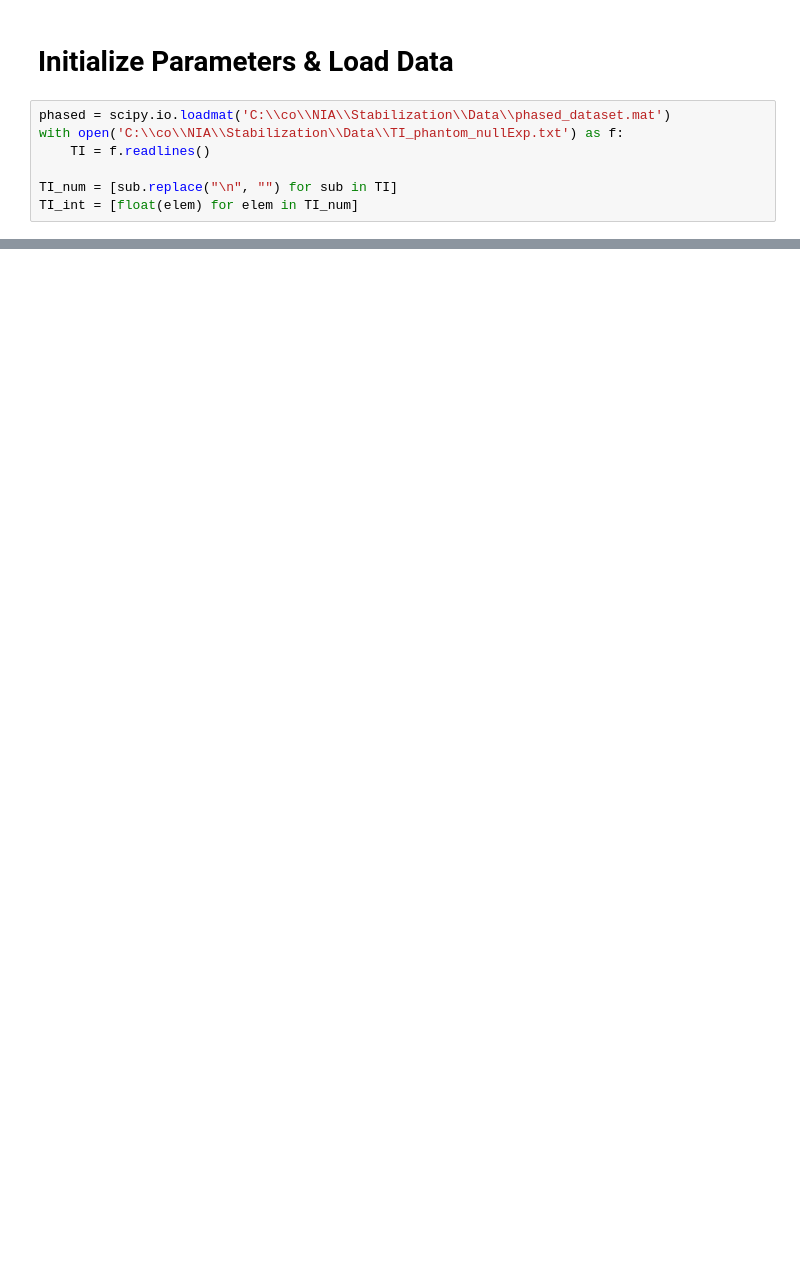
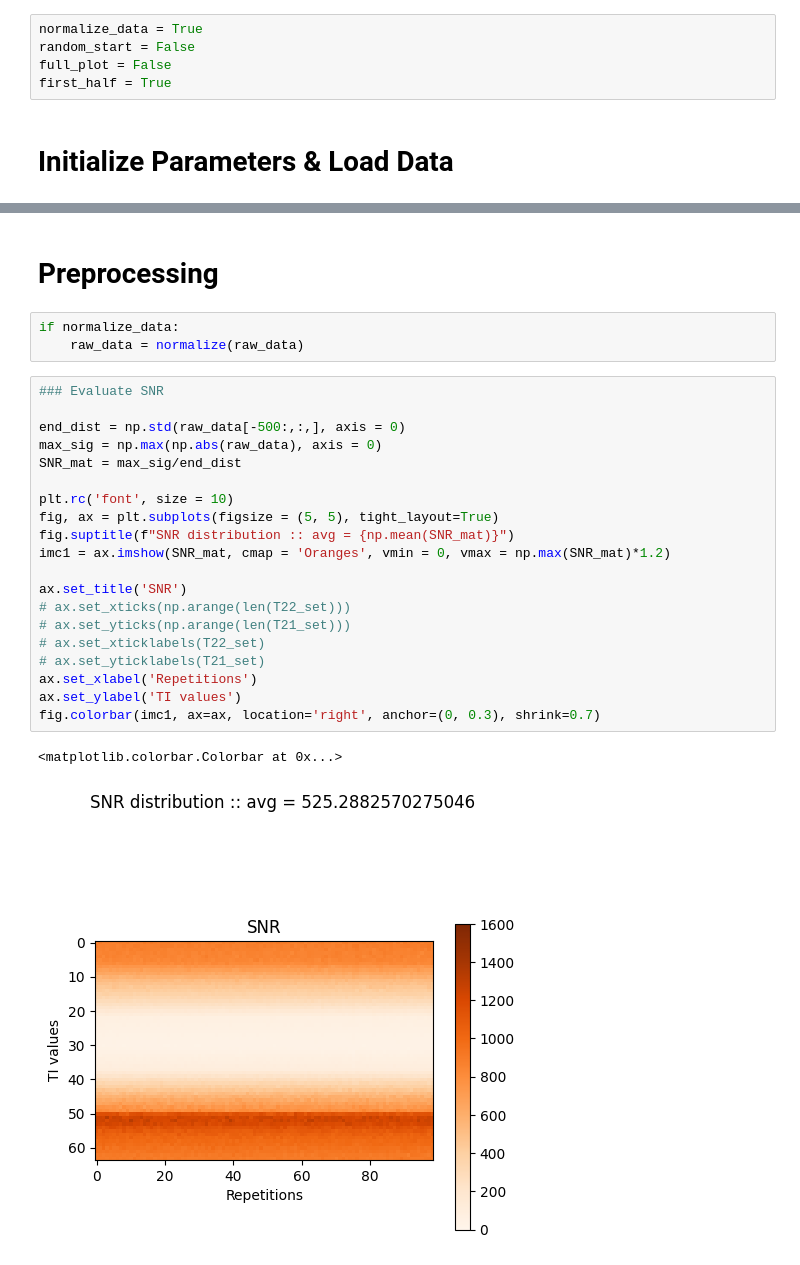
Before and after one commit to Griffin997/Stabilization, a Jupyter notebook: Nullpoint_PhantomGel.ipynb, the cells around one changed output, grey strips where cells are left out. Saved outputs shown, nothing was run; the diff lists cells and outputs as text; blank space fills up the shorter version.

```diff
--- a/Nullpoint_PhantomGel.ipynb
+++ b/Nullpoint_PhantomGel.ipynb
@@ -21,9 +23,7 @@ from matplotlib import cm
+# %%
+normalize_data = True
+random_start = False
+full_plot = False
+first_half = True
 # %% [markdown]
 # Initialize Parameters & Load Data
-# %%
-phased = scipy.io.loadmat('C:\\co\\NIA\\Stabilization\\Data\\phased_dataset.mat')
-with open('C:\\co\\NIA\\Stabilization\\Data\\TI_phantom_nullExp.txt') as f:
-    TI = f.readlines()
-
-TI_num = [sub.replace("\n", "") for sub in TI]
-TI_int = [float(elem) for elem in TI_num]
@@ -29,0 +219,28 @@ TI_int = [float(elem) for elem in TI_num]
+# %% [markdown]
+# Preprocessing
+# %%
+if normalize_data:
+    raw_data = normalize(raw_data)
+# %%
+### Evaluate SNR
+
+end_dist = np.std(raw_data[-500:,:,], axis = 0)
+max_sig = np.max(np.abs(raw_data), axis = 0)
+SNR_mat = max_sig/end_dist
+
+plt.rc('font', size = 10)
+fig, ax = plt.subplots(figsize = (5, 5), tight_layout=True)
+fig.suptitle(f"SNR distribution :: avg = {np.mean(SNR_mat)}")
+imc1 = ax.imshow(SNR_mat, cmap = 'Oranges', vmin = 0, vmax = np.max(SNR_mat)*1.2)
+
+ax.set_title('SNR')
+# ax.set_xticks(np.arange(len(T22_set)))
+# ax.set_yticks(np.arange(len(T21_set)))
+# ax.set_xticklabels(T22_set)
+# ax.set_yticklabels(T21_set)
+ax.set_xlabel('Repetitions')
+ax.set_ylabel('TI values')
+fig.colorbar(imc1, ax=ax, location='right', anchor=(0, 0.3), shrink=0.7)
+# %% [output]
+<matplotlib.colorbar.Colorbar at 0x...>
+[figure, added]
```
Also changed, not shown: parts of 16 cells of this notebook.
